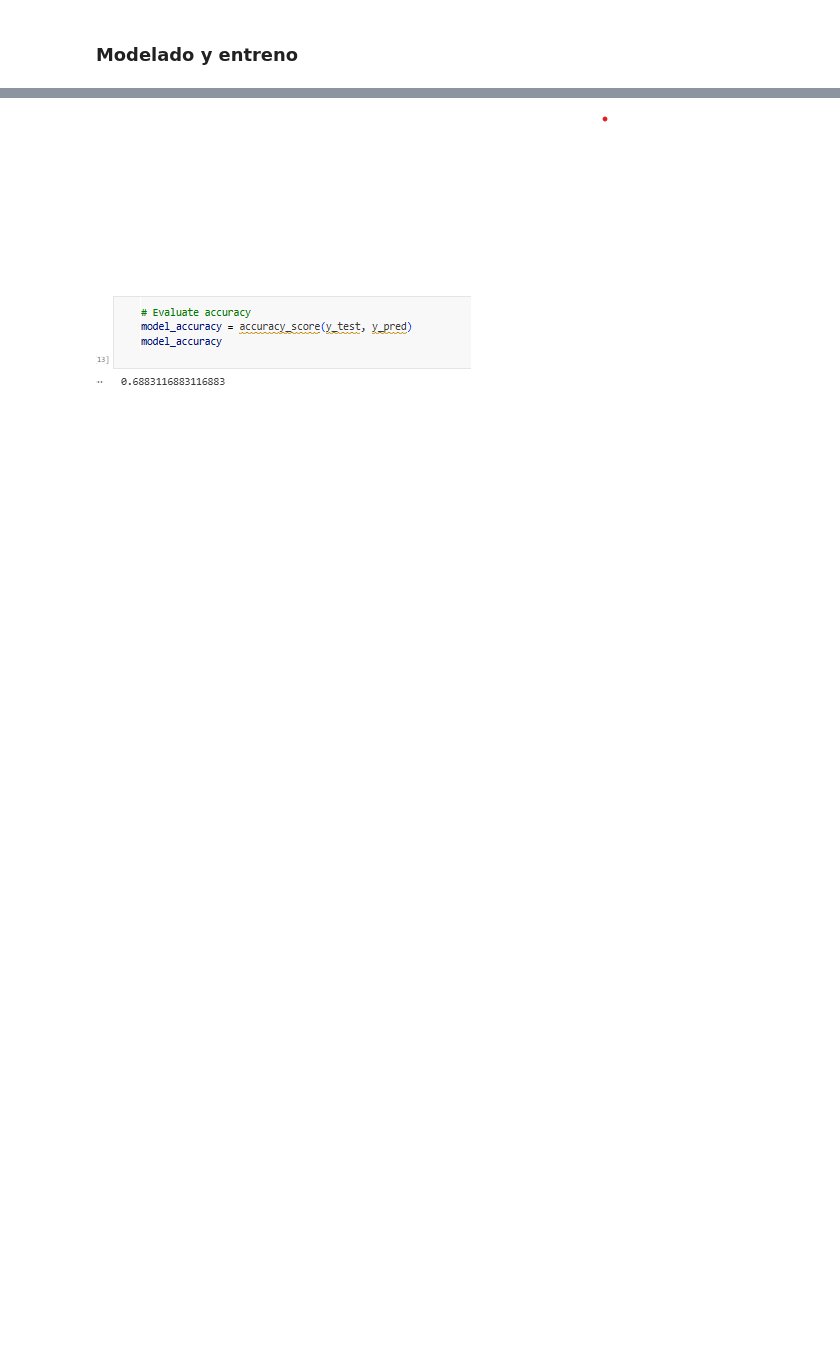
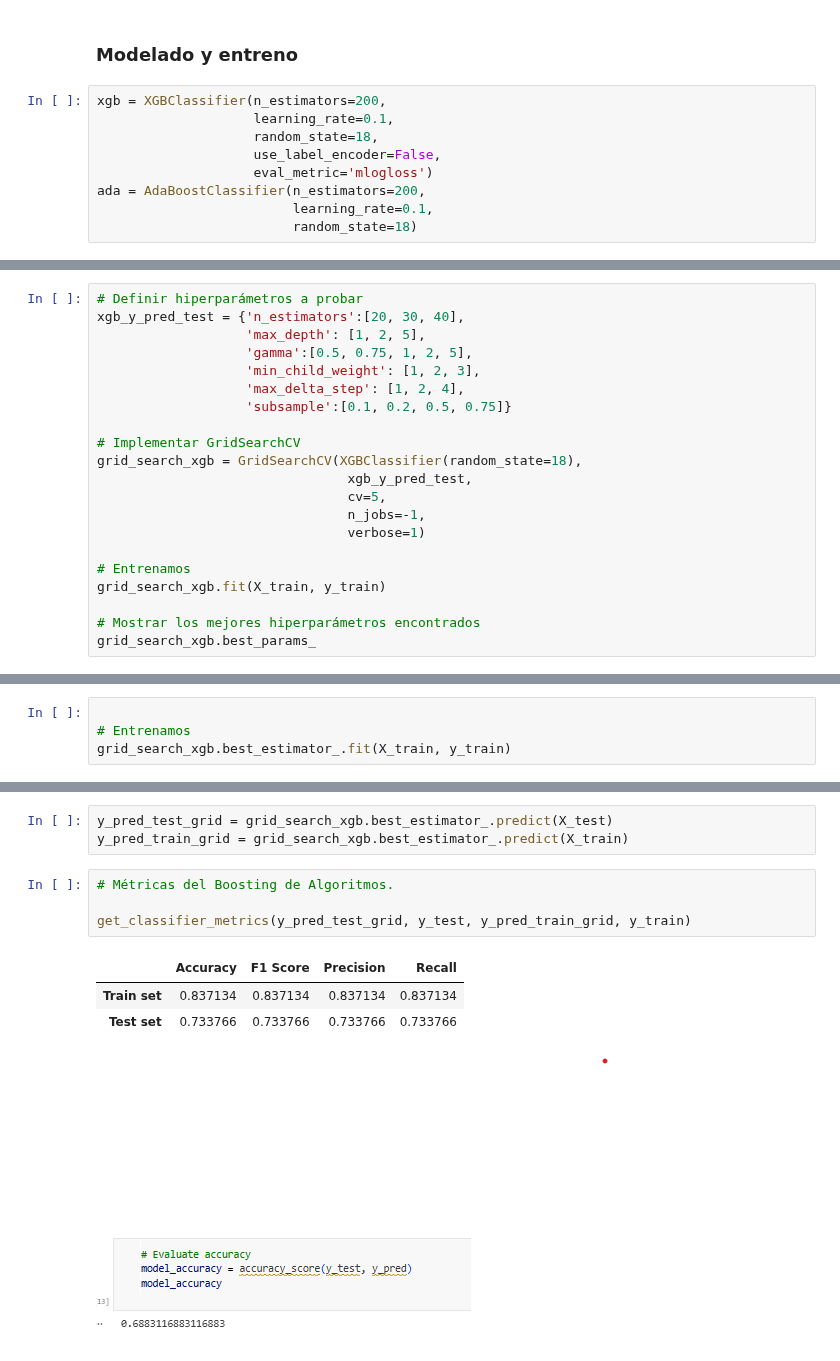
Before and after one commit to 4GeeksAcademy/GuilloMansa-MachineLearning, a Jupyter notebook: src/06-boosting-random-forest-diabetes.ipynb, the cells around one changed output, grey strips where cells are left out. Cells and saved outputs as stored; diff of their text form; blank space fills up the shorter version.

```diff
--- a/src/06-boosting-random-forest-diabetes.ipynb
+++ b/src/06-boosting-random-forest-diabetes.ipynb
@@ -47,3 +73,12 @@ with open(ruta, 'rb') as f:
 # %% [markdown]
 ### **Modelado y entreno**
+# %%
+xgb = XGBClassifier(n_estimators=200,
+                    learning_rate=0.1,
+                    random_state=18,
+                    use_label_encoder=False,
+                    eval_metric='mlogloss')
+ada = AdaBoostClassifier(n_estimators=200,
+                         learning_rate=0.1,
+                         random_state=18)
 # %%
@@ -85,0 +140,21 @@ lgb = LGBMRegressor(n_estimators=100,
+# %%
+# Definir hiperparámetros a probar
+xgb_y_pred_test = {'n_estimators':[20, 30, 40],
+                   'max_depth': [1, 2, 5],
+                   'gamma':[0.5, 0.75, 1, 2, 5],
+                   'min_child_weight': [1, 2, 3],
+                   'max_delta_step': [1, 2, 4],
+                   'subsample':[0.1, 0.2, 0.5, 0.75]}
+
+# Implementar GridSearchCV
+grid_search_xgb = GridSearchCV(XGBClassifier(random_state=18),
+                                xgb_y_pred_test,
+                                cv=5,
+                                n_jobs=-1,
+                                verbose=1)
+
+# Entrenamos
+grid_search_xgb.fit(X_train, y_train)
+
+# Mostrar los mejores hiperparámetros encontrados
+grid_search_xgb.best_params_
@@ -85,0 +184,4 @@ lgb = LGBMRegressor(n_estimators=100,
+# %%
+
+# Entrenamos
+grid_search_xgb.best_estimator_.fit(X_train, y_train)
@@ -86,2 +200,13 @@ lgb = LGBMRegressor(n_estimators=100,
+# %%
+y_pred_test_grid = grid_search_xgb.best_estimator_.predict(X_test)
+y_pred_train_grid = grid_search_xgb.best_estimator_.predict(X_train)
+# %%
+# Métricas del Boosting de Algoritmos.
+
+get_classifier_metrics(y_pred_test_grid, y_test, y_pred_train_grid, y_train)
+# %% [output]
+|  | Accuracy | F1 Score | Precision | Recall |
+| Train set | 0.837134 | 0.837134 | 0.837134 | 0.837134 |
+| Test set | 0.733766 | 0.733766 | 0.733766 | 0.733766 |
 # %% [markdown]
 ![image.png](attachment:image.png)
```
Also changed, not shown: parts of 34 cells of this notebook.
